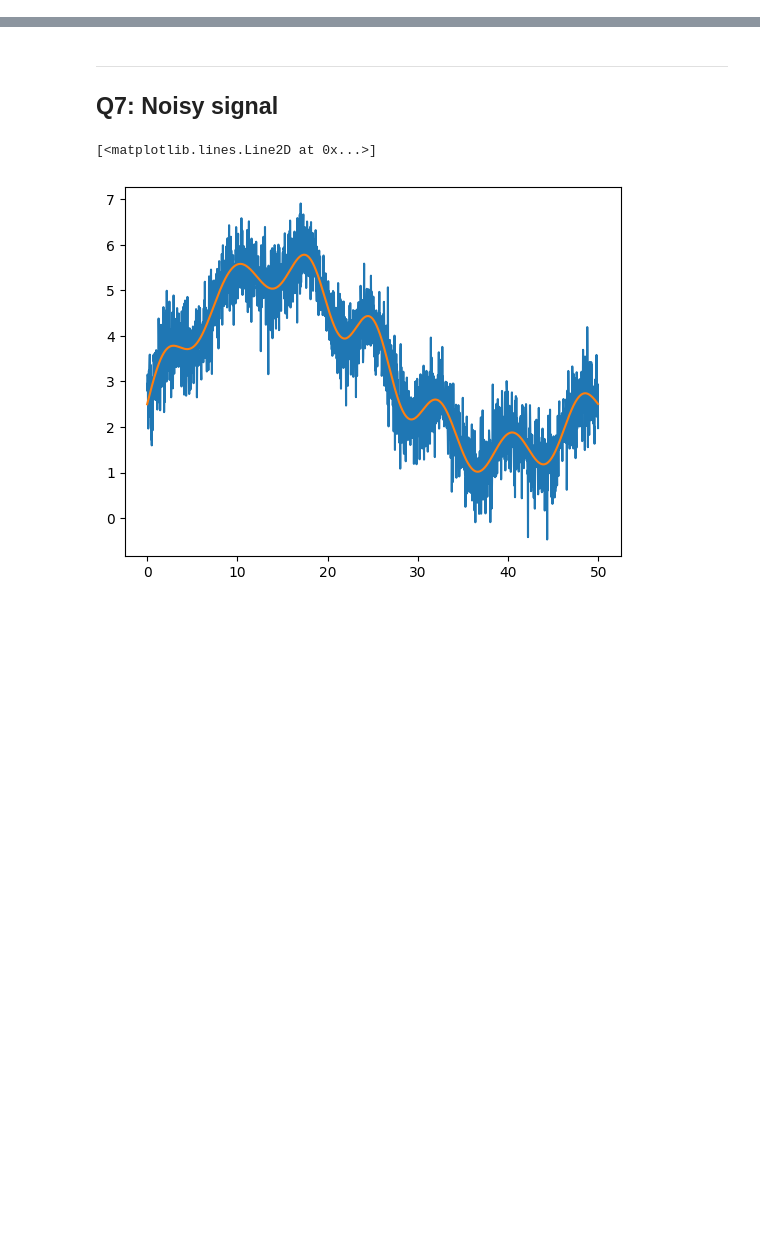
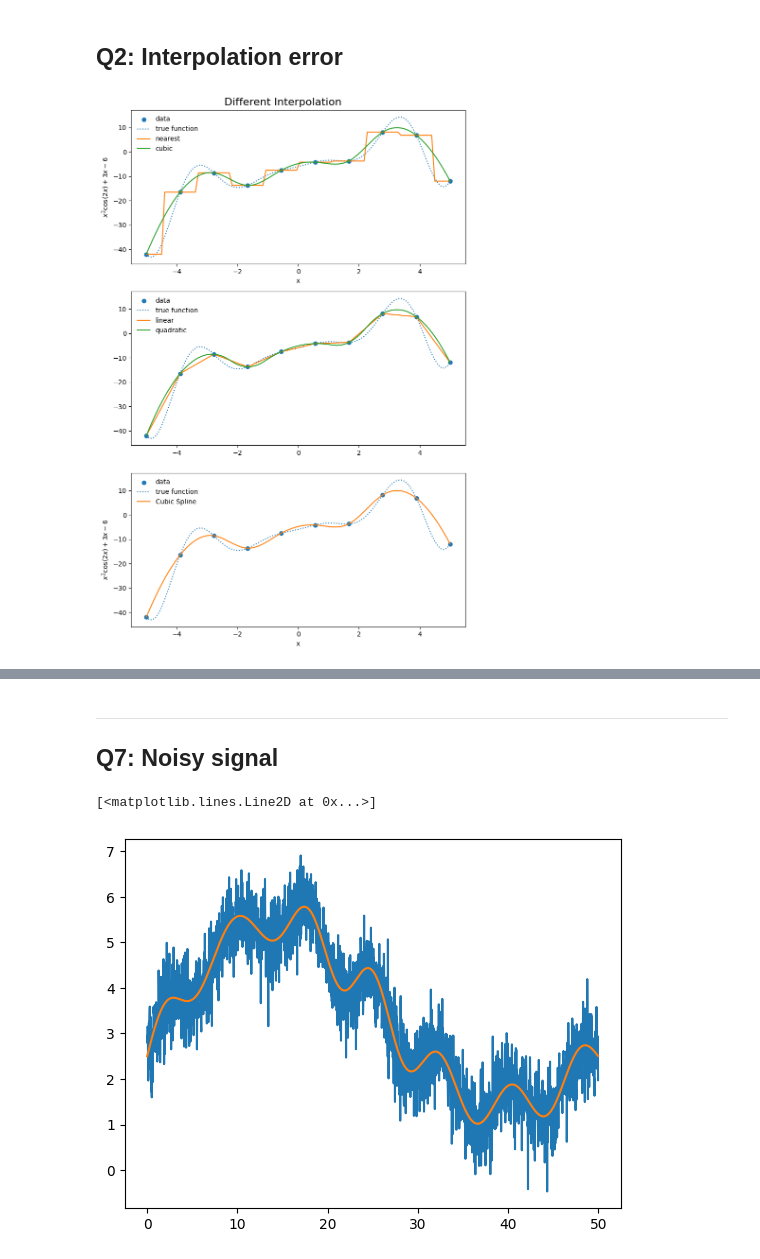
Before and after one commit to gloriapiemonti/scientificcomputing_bicocca_2025, a Jupyter notebook: working/L04.ipynb, the cells around one changed output, grey strips where cells are left out. Drawn from its saved outputs; the diff is of its cells as text; code cells hidden in the pictures; blank space fills up the shorter version.

```diff
--- a/working/L04.ipynb
+++ b/working/L04.ipynb
@@ -4,2 +7,56 @@ import matplotlib.pyplot as plt
 from scipy.signal.windows import gaussian
 from scipy.signal import convolve, windows
+# %% [markdown]
+Q2: Interpolation error
+-
+# %%
+def f_true(x):
+    return x**2*np.cos(2*x)+3*x-6
+
+
+N = 10
+x = np.linspace(-5, 5, N)
+y = f_true(x)
+x_fine = np.linspace(-5, 5, 100)
+
+fig, axs = plt.subplots(3, 1, figsize=(8, 12))
+fig.suptitle("Different Interpolation", fontsize=16)
+
+ax = axs[0]
+ax.scatter(x, y, label="data")
+ax.plot(x_fine, f_true(x_fine), ls=":", label="true function")
+
+f_interp_nearest = interpolate.interp1d(x, y, kind="nearest")
+ax.plot(x_fine, f_interp_nearest(x_fine), label="nearest")
+
+f_interp_cubic = interpolate.interp1d(x, y, kind="cubic")
+ax.plot(x_fine, f_interp_cubic(x_fine), label="cubic")
+ax.set_xlabel("x")
+ax.set_ylabel(r"$x^2 \cos(2x) + 3x - 6$")
+ax.legend(frameon=False)
+
+ax = axs[1]
+ax.scatter(x, y, label="data")
+ax.plot(x_fine, f_true(x_fine), ls=":", label="true function")
+
+f_interp_linear = interpolate.interp1d(x, y, kind="linear")
+ax.plot(x_fine, f_interp_linear(x_fine), label="linear")
+
+f_interp_quadratic = interpolate.interp1d(x, y, kind="quadratic")
+ax.plot(x_fine, f_interp_quadratic(x_fine), label="quadratic")
+ax.legend(frameon=False)
+
+ax = axs[2]
+ax.scatter(x, y, label="data")
+ax.plot(x_fine, f_true(x_fine), ls=":", label="true function")
+cs = CubicSpline(x, y)
+y_spline = cs(x_fine)
+ax.plot(x_fine, y_spline, label="Cubic Spline")
+ax.set_xlabel("x")
+ax.set_ylabel(r"$x^2 \cos(2x) + 3x - 6$")
+ax.legend(frameon=False)
+
+plt.tight_layout()
+plt.show()
+# %% [output]
+[figure, added]
```
Also changed, not shown: parts of 2 cells of this notebook, 6 other files.
